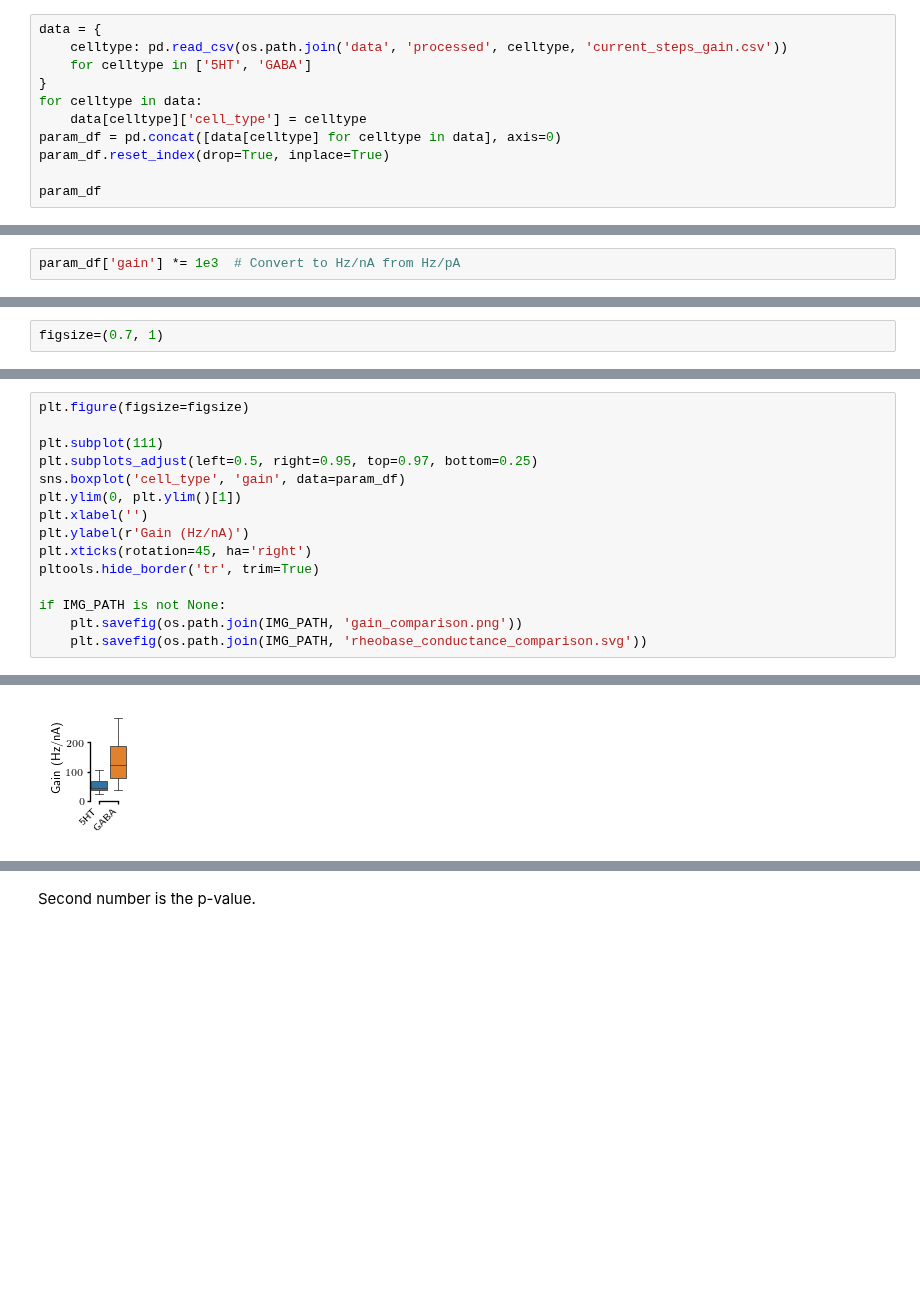
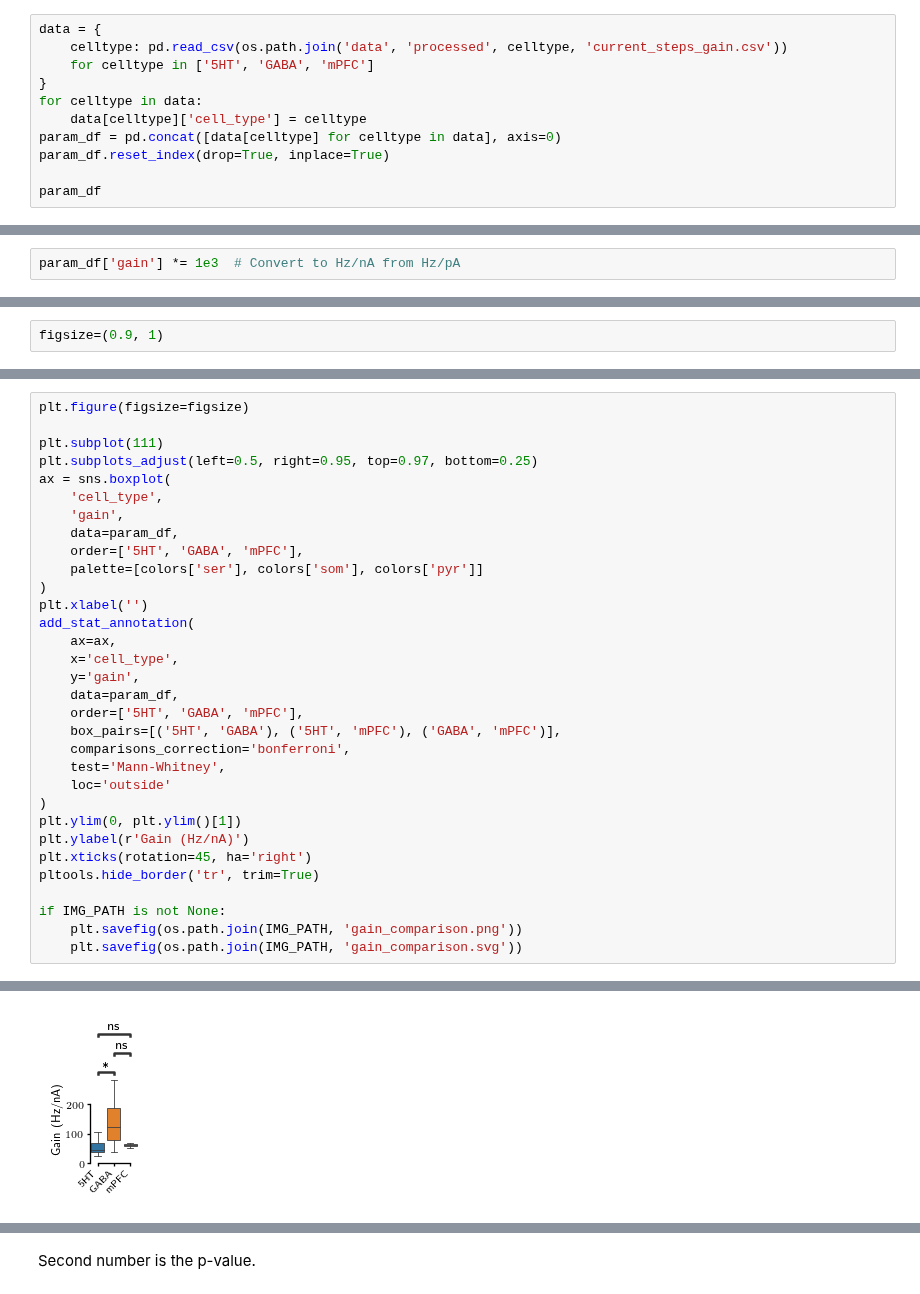
Before and after one commit to nauralcodinglab/raphegif, a Jupyter notebook: figs/scripts/writeup/fI_parameter_comparison.ipynb, the cells around one changed output, grey strips where cells are left out. Cells and saved outputs as stored; diff of their text form; blank space fills up the shorter version.

Commit message:
Add mPFC f/I curves

```diff
--- a/figs/scripts/writeup/fI_parameter_comparison.ipynb
+++ b/figs/scripts/writeup/fI_parameter_comparison.ipynb
@@ -21,7 +26,7 @@ plt.style.use(os.path.join(NOTEBOOK_PATH, 'publication_figure_style.dms'))
 # %%
 data = {
     celltype: pd.read_csv(os.path.join('data', 'processed', celltype, 'current_steps_gain.csv'))
-    for celltype in ['5HT', 'GABA']
+    for celltype in ['5HT', 'GABA', 'mPFC']
 }
 for celltype in data:
     data[celltype]['cell_type'] = celltype
@@ -66,2 +77,2 @@ param_df.groupby('cell_type').sem()
 # %%
-figsize=(0.7, 1)
+figsize=(0.9, 1)
@@ -70,14 +93,31 @@ plt.figure(figsize=figsize)
 
 plt.subplot(111)
 plt.subplots_adjust(left=0.5, right=0.95, top=0.97, bottom=0.25)
-sns.boxplot('cell_type', 'gain', data=param_df)
+ax = sns.boxplot(
+    'cell_type',
+    'gain',
+    data=param_df,
+    order=['5HT', 'GABA', 'mPFC'],
+    palette=[colors['ser'], colors['som'], colors['pyr']]
+)
+plt.xlabel('')
+add_stat_annotation(
+    ax=ax,
+    x='cell_type',
+    y='gain',
+    data=param_df,
+    order=['5HT', 'GABA', 'mPFC'],
+    box_pairs=[('5HT', 'GABA'), ('5HT', 'mPFC'), ('GABA', 'mPFC')],
+    comparisons_correction='bonferroni',
+    test='Mann-Whitney',
+    loc='outside'
+)
 plt.ylim(0, plt.ylim()[1])
-plt.xlabel('')
 plt.ylabel(r'Gain (Hz/nA)')
 plt.xticks(rotation=45, ha='right')
 pltools.hide_border('tr', trim=True)
 
 if IMG_PATH is not None:
     plt.savefig(os.path.join(IMG_PATH, 'gain_comparison.png'))
-    plt.savefig(os.path.join(IMG_PATH, 'rheobase_conductance_comparison.svg'))
+    plt.savefig(os.path.join(IMG_PATH, 'gain_comparison.svg'))
 # %% [output]
@@ -84 +134 @@ if IMG_PATH is not None:
-[figure, old version]
+[figure, new version]
```
Also changed, not shown: parts of 24 cells of this notebook, 1 other file.
